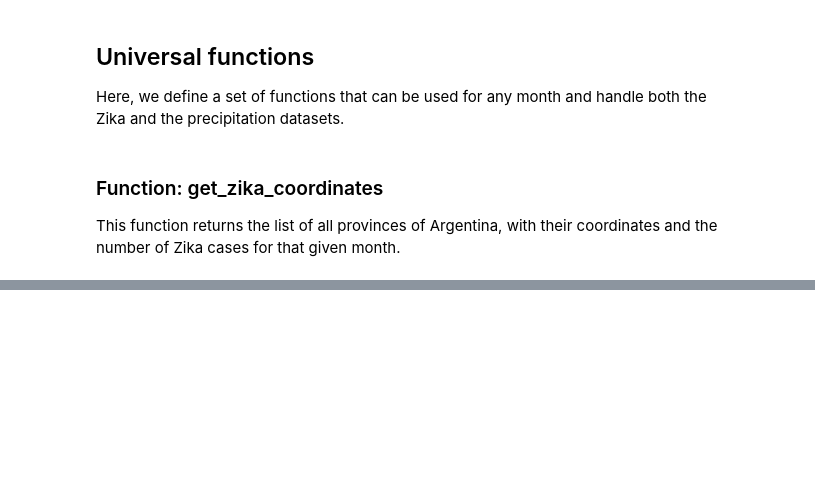
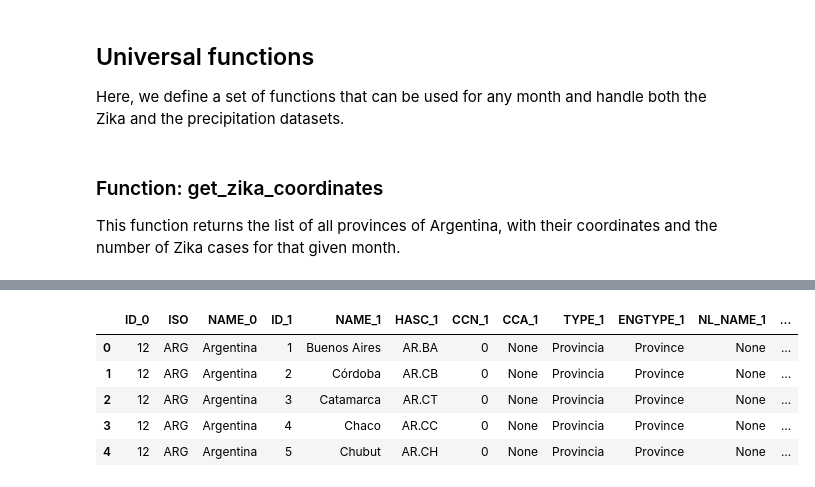
Before and after one commit to ITWSDataScience/ArgentinaZikaForecating2019, a Jupyter notebook: Exploratory Data Analysis.ipynb, the cells around one changed output, grey strips where cells are left out. Drawn from its saved outputs; the diff is of its cells as text; code cells hidden in the pictures; blank space fills up the shorter version.

```diff
--- a/Exploratory Data Analysis.ipynb
+++ b/Exploratory Data Analysis.ipynb
@@ -60,0 +98,10 @@ def get_zika_coordinates(data, places):
+# %%
+map_df = gpd.read_file("shapefiles/provinces/ARG_adm1.shp")
+map_df.head()
+# %% [output]
+|  | ID_0 | ISO | NAME_0 | ID_1 | NAME_1 | HASC_1 | CCN_1 | CCA_1 | TYPE_1 | ENGTYPE_1 | NL_NAME_1 | ... |
+| 0 | 12 | ARG | Argentina | 1 | Buenos Aires | AR.BA | 0 | None | Provincia | Province | None | ... |
+| 1 | 12 | ARG | Argentina | 2 | Córdoba | AR.CB | 0 | None | Provincia | Province | None | ... |
+| 2 | 12 | ARG | Argentina | 3 | Catamarca | AR.CT | 0 | None | Provincia | Province | None | ... |
+| 3 | 12 | ARG | Argentina | 4 | Chaco | AR.CC | 0 | None | Provincia | Province | None | ... |
+| 4 | 12 | ARG | Argentina | 5 | Chubut | AR.CH | 0 | None | Provincia | Province | None | ... |
```
Also changed, not shown: parts of 10 cells of this notebook.
